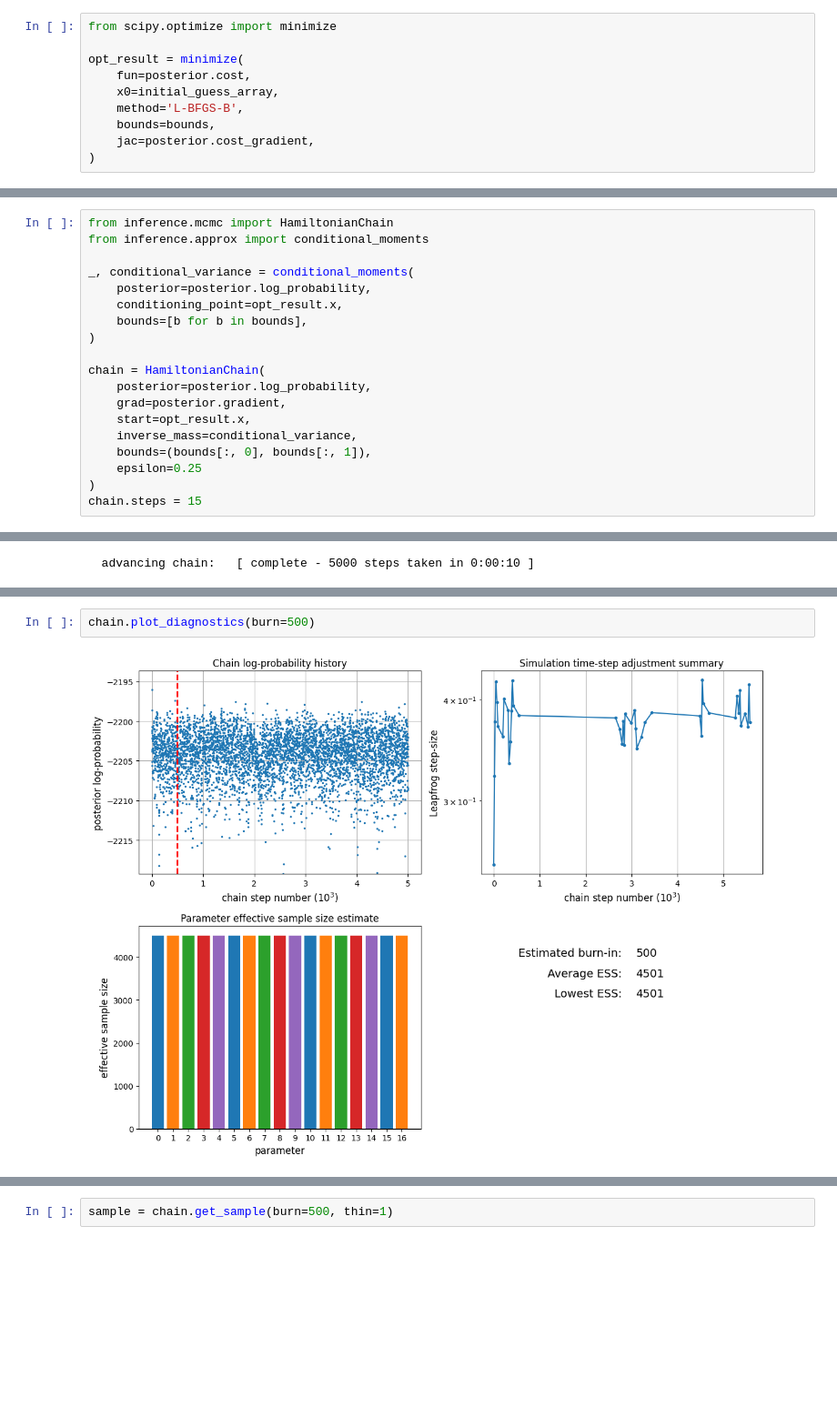
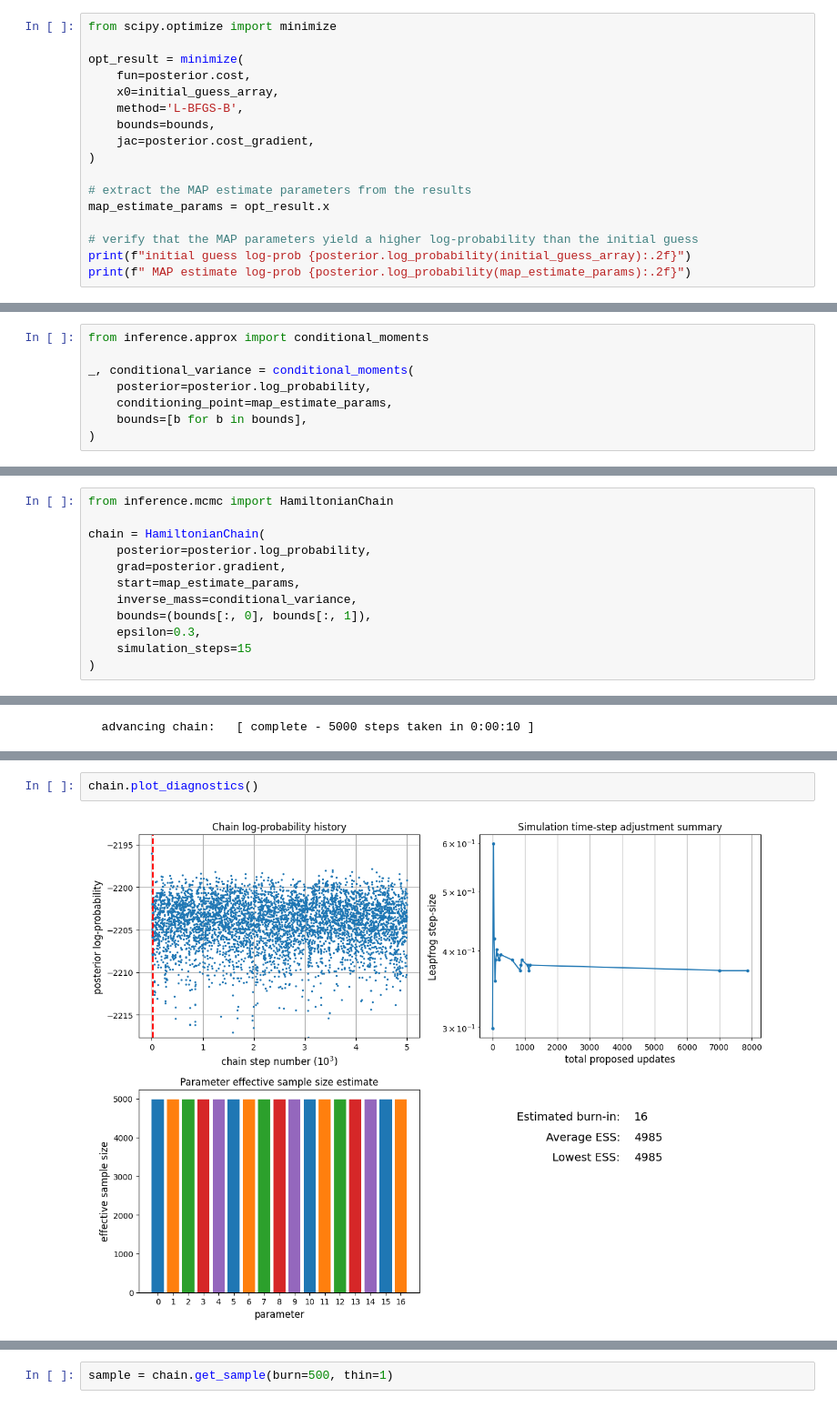
Before and after one commit to C-bowman/midas-examples, a Jupyter notebook: z-eff/z_effective_inference.ipynb, the cells around one changed output, grey strips where cells are left out. Shown at 91% size. Cells and saved outputs as stored; diff of their text form; blank space fills up the shorter version.

Commit message:
initial complete draft of the Z-effective notebook

```diff
--- a/z-eff/z_effective_inference.ipynb
+++ b/z-eff/z_effective_inference.ipynb
@@ -304,3 +348,10 @@ opt_result = minimize(
     bounds=bounds,
     jac=posterior.cost_gradient,
 )
+
+# extract the MAP estimate parameters from the results
+map_estimate_params = opt_result.x
+
+# verify that the MAP parameters yield a higher log-probability than the initial guess
+print(f"initial guess log-prob {posterior.log_probability(initial_guess_array):.2f}")
+print(f" MAP estimate log-prob {posterior.log_probability(map_estimate_params):.2f}")
@@ -343,19 +410,8 @@ plt.show()
 # %%
-from inference.mcmc import HamiltonianChain
 from inference.approx import conditional_moments
 
 _, conditional_variance = conditional_moments(
     posterior=posterior.log_probability,
-    conditioning_point=opt_result.x,
+    conditioning_point=map_estimate_params,
     bounds=[b for b in bounds],
 )
-
-chain = HamiltonianChain(
-    posterior=posterior.log_probability,
-    grad=posterior.gradient,
-    start=opt_result.x,
-    inverse_mass=conditional_variance,
-    bounds=(bounds[:, 0], bounds[:, 1]),
-    epsilon=0.25
-)
-chain.steps = 15
@@ -361,0 +422,12 @@ chain.steps = 15
+# %%
+from inference.mcmc import HamiltonianChain
+
+chain = HamiltonianChain(
+    posterior=posterior.log_probability,
+    grad=posterior.gradient,
+    start=map_estimate_params,
+    inverse_mass=conditional_variance,
+    bounds=(bounds[:, 0], bounds[:, 1]),
+    epsilon=0.3,
+    simulation_steps=15
+)
@@ -366,4 +442,4 @@ chain.advance(5000)
 # %%
-chain.plot_diagnostics(burn=500)
+chain.plot_diagnostics()
 # %% [output]
-[figure, old version]
+[figure, new version]
```
Also changed, not shown: parts of 44 cells of this notebook.
